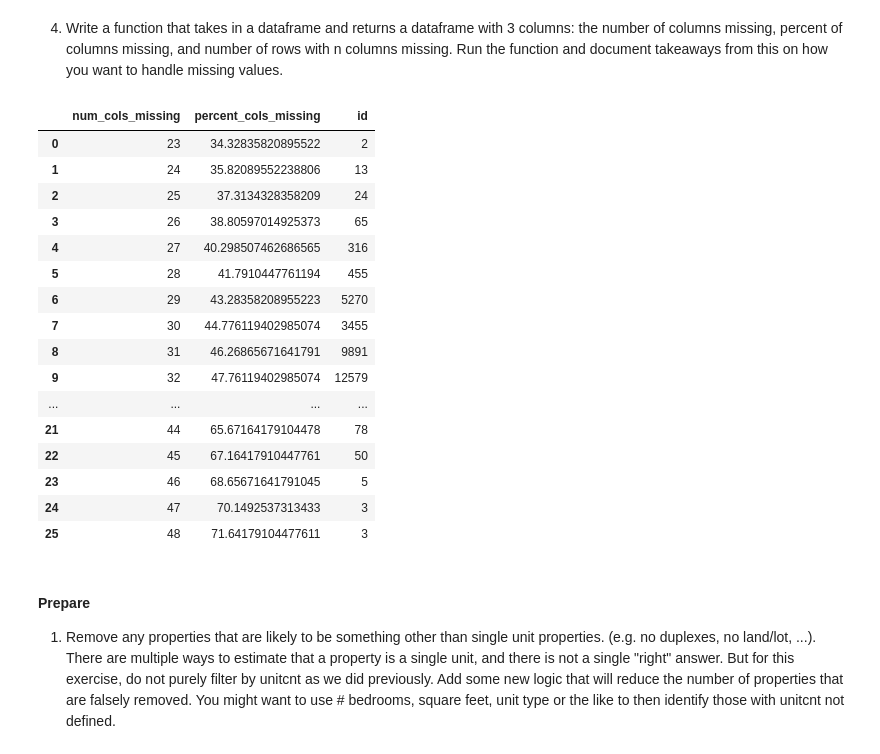
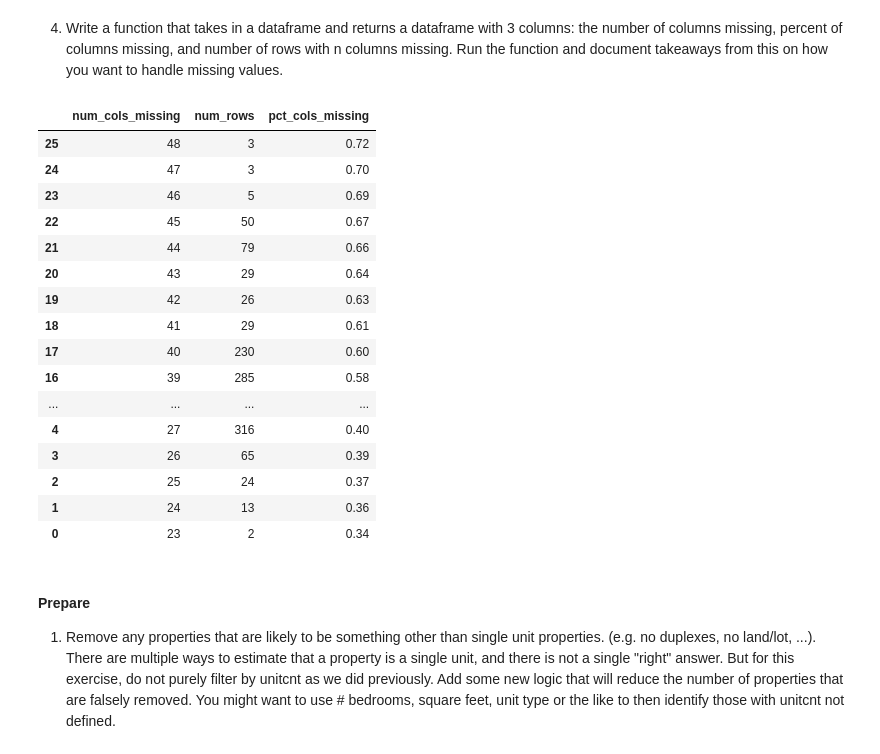
Before and after one commit to david-rodriguez-siller/clustering-exercises, a Jupyter notebook: acquire.ipynb, the cells around one changed output. Saved outputs shown, nothing was run; the diff lists cells and outputs as text; code cells hidden in the pictures.

```diff
--- a/acquire.ipynb
+++ b/acquire.ipynb
@@ -125,35 +134,33 @@ nulls_by_col(df)
 67 rows × 2 columns
 # %% [markdown]
 4. Write a function that takes in a dataframe and returns a dataframe with 3 columns: the number of columns missing, percent of columns missing, and number of rows with n columns missing. Run the function and document takeaways from this on how you want to handle missing values.
-# %%
-def nulls_by_row(df):
-    num_missing = df.isnull().sum(axis=1)
-    prcnt_miss = num_missing / df.shape[1] * 100
-    rows_missing = pd.DataFrame({'num_cols_missing': num_missing, 'percent_cols_missing': prcnt_miss})\
-    .reset_index()\
-    .groupby(['num_cols_missing', 'percent_cols_missing']).count()\
-    .rename(index=str, columns={'customer_id': 'num_rows'}).reset_index()
-    return rows_missing.T
-# %%
-nulls_by_row(df)
-# %% [output]
-|  | num_cols_missing | percent_cols_missing | id |
-| 0 | 23 | 34.32835820895522 | 2 |
-| 1 | 24 | 35.82089552238806 | 13 |
-| 2 | 25 | 37.3134328358209 | 24 |
-| 3 | 26 | 38.80597014925373 | 65 |
-| 4 | 27 | 40.298507462686565 | 316 |
-| 5 | 28 | 41.7910447761194 | 455 |
-| 6 | 29 | 43.28358208955223 | 5270 |
-| 7 | 30 | 44.776119402985074 | 3455 |
-| 8 | 31 | 46.26865671641791 | 9891 |
-| 9 | 32 | 47.76119402985074 | 12579 |
-| ... | ... | ... | ... |
-| 21 | 44 | 65.67164179104478 | 78 |
-| 22 | 45 | 67.16417910447761 | 50 |
-| 23 | 46 | 68.65671641791045 | 5 |
-| 24 | 47 | 70.1492537313433 | 3 |
-| 25 | 48 | 71.64179104477611 | 3 |
+# %%
+def nulls_by_row(df):
+    df2 = pd.DataFrame(df.isnull().sum(axis = 1), columns = ['num_cols_missing']).reset_index()\
+    .groupby('num_cols_missing').count().reset_index().\
+    rename(columns = {'id': 'num_rows'})
+    df2['pct_cols_missing'] = df2.num_cols_missing/df.shape[1]
+    return df2
+# %%
+nulls_by_row(df).sort_values(by = ['pct_cols_missing'], ascending = False)
+# %% [output]
+|  | num_cols_missing | num_rows | pct_cols_missing |
+| 25 | 48 | 3 | 0.72 |
+| 24 | 47 | 3 | 0.70 |
+| 23 | 46 | 5 | 0.69 |
+| 22 | 45 | 50 | 0.67 |
+| 21 | 44 | 79 | 0.66 |
+| 20 | 43 | 29 | 0.64 |
+| 19 | 42 | 26 | 0.63 |
+| 18 | 41 | 29 | 0.61 |
+| 17 | 40 | 230 | 0.60 |
+| 16 | 39 | 285 | 0.58 |
+| ... | ... | ... | ... |
+| 4 | 27 | 316 | 0.40 |
+| 3 | 26 | 65 | 0.39 |
+| 2 | 25 | 24 | 0.37 |
+| 1 | 24 | 13 | 0.36 |
+| 0 | 23 | 2 | 0.34 |
 # %% [markdown]
 #### Prepare
 
```
Also changed, not shown: parts of 37 cells of this notebook.
